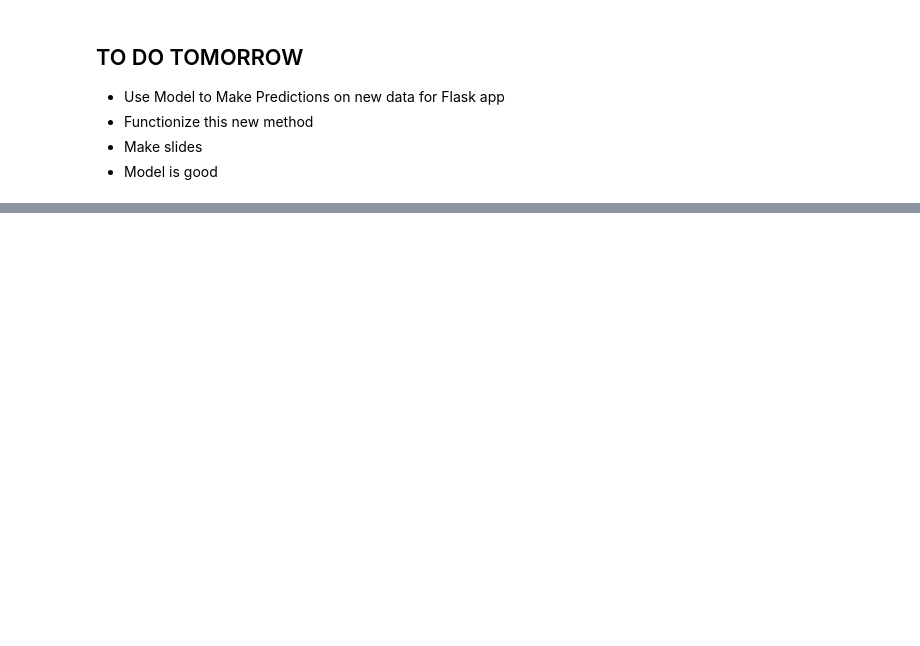
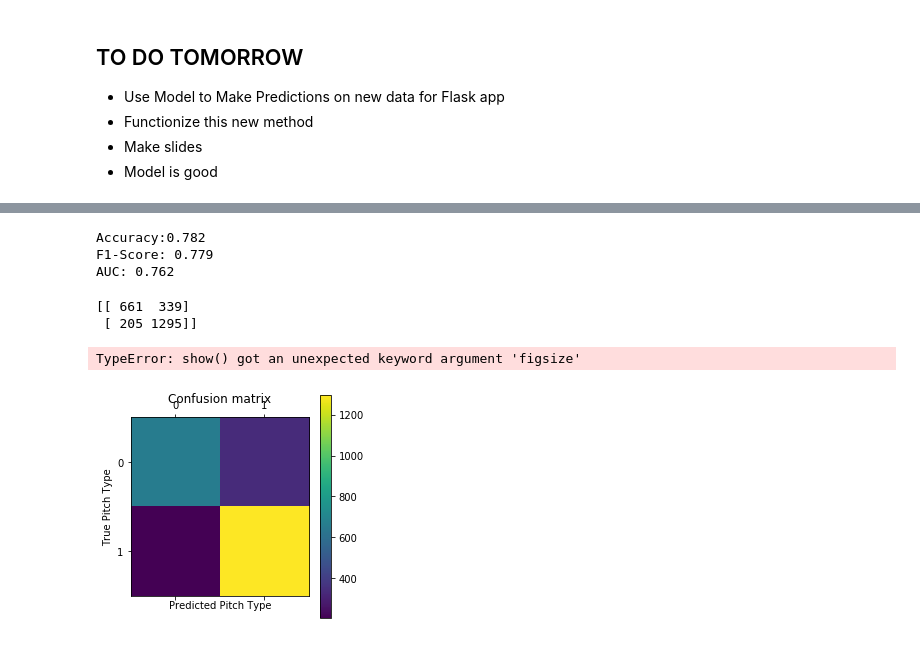
Before and after one commit to ConnorAnderson29/pitch_prediction_model, a Jupyter notebook: master_model.ipynb, the cells around one changed output, grey strips where cells are left out. Cells and saved outputs as stored; diff of their text form; code cells hidden in the pictures; blank space fills up the shorter version.

Commit message:
Create confusion matrix and test real time data using pipeline

```diff
--- a/master_model.ipynb
+++ b/master_model.ipynb
@@ -125,0 +185,6 @@ NameError: name 'Pipeline' is not defined
+# %%
+classifiers = GradientBoostingClassifier()
+# %%
+pipe = Pipeline(steps=[('preprocessor', preprocessor),
+                              ('classifier', classifiers)])
+pipe.fit(X_train, y_train)
@@ -125,0 +209,8 @@ NameError: name 'Pipeline' is not defined
+# %%
+y_predss =pipe.predict(X_test)
+# %%
+y_preds = pitch_functions.calc_acc_and_f1_score(y_test, pipe.predict(X_test))
+# %% [output]
+Accuracy:0.782
+F1-Score: 0.779
+AUC: 0.762
@@ -125,0 +219,18 @@ NameError: name 'Pipeline' is not defined
+# %%
+cm = confusion_matrix(y_test, y_predss)
+# %%
+print(cm)
+# %% [output]
+[[ 661  339]
+ [ 205 1295]]
+# %%
+plt.matshow(cm)
+plt.title('Confusion matrix')
+plt.colorbar()
+plt.ylabel('True Pitch Type')
+plt.xlabel('Predicted Pitch Type')
+plt.show(figsize=(20,20))
+plt.savefig('confusion matrix')
+# %% [output]
+TypeError: show() got an unexpected keyword argument 'figsize'
+[figure, added]
```
Also changed, not shown: parts of 29 cells of this notebook, 5 other files.
